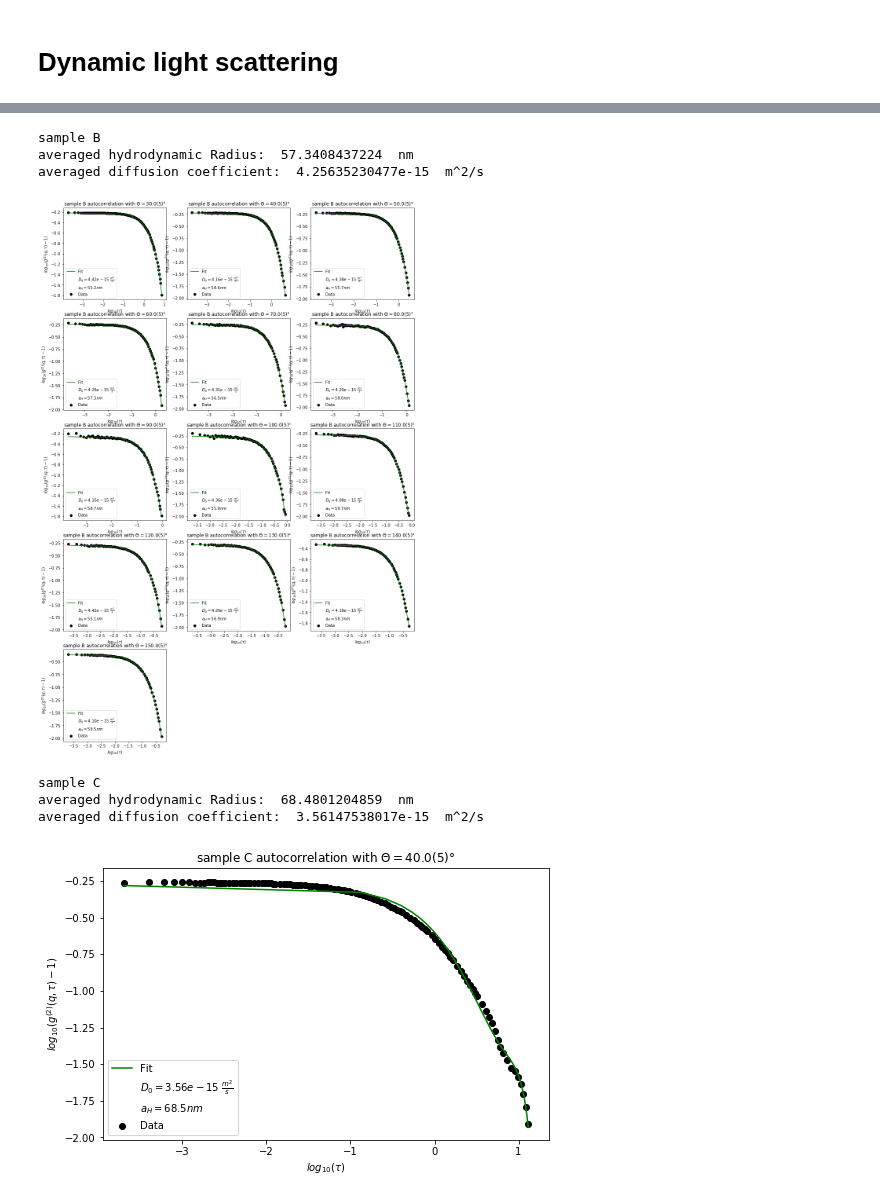
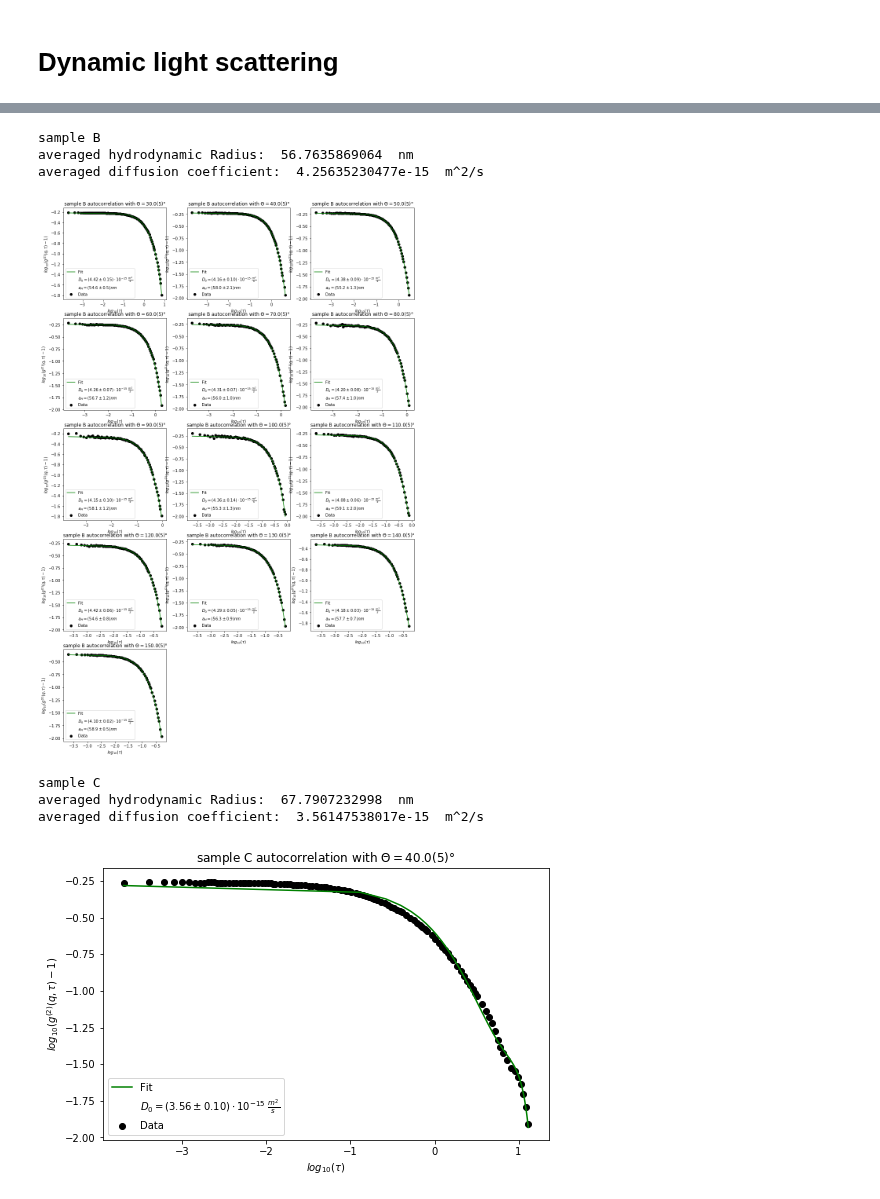
Before and after one commit to NlKLas/PyRePo, a Jupyter notebook: V61.ipynb, the cells around one changed output, grey strips where cells are left out. Saved outputs shown, nothing was run; the diff lists cells and outputs as text; code cells hidden in the pictures.

```diff
--- a/V61.ipynb
+++ b/V61.ipynb
@@ -223,6 +223,9 @@ Value Error ist hier nicht schlimm und sorgt nur dafür, dass die leere Zeile ni
 
 def mom_tra(Θ) :
     return 4*np.pi*n_refr/λ_green*np.sin(np.pi/180*Θ/2)
+
+def mom_tra_err(Θ,Θ_err):
+    return 2*np.pi**2/180*n_refr/λ_green*np.cos(np.pi/180*Θ/2)*Θ_err
 
 def P(q,a):
     return 9/(q*a)**6*(np.sin(q*a)-q*a*np.cos(q*a))**2
@@ -275,8 +278,10 @@ for i in range(len(angles_B)):
 
 #evaluation of momentum transfer q
 q_A = [mom_tra(Θ) for Θ in angles_A]
-q_A_err = []
+q_A_err = [mom_tra_err(Θ,angle_err) for Θ in angles_A]
 q_B = [mom_tra(Θ) for Θ in angles_B]
-q_B_err = []
+q_B_err = [mom_tra_err(Θ,angle_err) for Θ in angles_B]
 q_C = mom_tra(angle_C)
+q_C_err = mom_tra_err(angle_C,angle_err)
 q_D = mom_tra(angle_D)
+q_D_err = mom_tra_err(angle_D,angle_err)
@@ -358,0 +383,22 @@ averaged diffusion coefficient:  5.22354717256e-15  m^2/s
+# %%
+fig,ax = plt.subplots(figsize=(10,8))
+popt, pcov = curve_fit(ln_g_2,(data_A_cor[0][0]),np.log(np.abs(data_A_cor[0][1])),p0=[data_A_cor[0][1][0],-1,1,-1])
+d0 = -popt[1]/(q_A[0]**2)
+D0_A.append(d0)
+ah = k_b*T/(6*np.pi*η*d0)
+ah_err = np.sqrt((k_b*T_err/(6*np.pi*η*d0))**2+(d0_err*k_b*T/(6*np.pi*η*(d0**2)))**2)
+d0_err = np.sqrt((np.sqrt(np.diag(pcov))[1]/(q_A[0]**2))**2+(q_A_err[0]*2*popt[1]/(q_A[0]**3))**2)
+ah_A.append(ah)
+
+#Plot der Fits
+t = np.linspace((min(data_A_cor[0][0])),(max(data_A_cor[0][0])),100)
+ax.scatter(np.log10(data_A_cor[0][0]),np.log10((data_A_cor[0][1])),c="black",label="Data")
+ax.plot(np.log10(t),np.log10(g_2(t,*popt)),c="green",label="Fit")
+ax.plot(np.log10(t),np.log10(g_2(t,*popt)),lw=0,label=r"$D_0=(%0.2f \pm %0.2f)\cdot 10^{-15} \ \frac{m^2}{s} $"%(d0*10**15,d0_err*10**15))
+ax.plot(np.log10(t),np.log10(g_2(t,*popt)),lw=0,label="$a_H=(%0.1f \pm %0.1f) nm$"%(ah*10**9,ah_err*10**9))
+ax.set_xlabel(r'$log_{10}(\tau)$')
+ax.set_ylabel(r'$log_{10}({g^{(2)}(q,\tau)-1})$')
+ax.set_title('sample A autocorrelation with $\Theta = %.1f(5)°$'%(np.floor(angles_A[0])))
+ax.legend(loc="best")
+
+fig.savefig("dls_sample_A_single.pdf")
@@ -382,14 +430,16 @@ for i in range(len(angles_B)):
     d0 = -popt[1]/(q_B[i]**2)
     D0_B.append(d0)
     ah = k_b*T/(6*np.pi*η*d0)
+    ah_err = np.sqrt((k_b*T_err/(6*np.pi*η*d0))**2+(d0_err*k_b*T/(6*np.pi*η*(d0**2)))**2)
+    d0_err = np.sqrt((np.sqrt(np.diag(pcov))[1]/(q_B[i]**2))**2+(q_B_err[i]*2*popt[1]/(q_B[i]**3))**2)
     ah_B.append(ah)
 
     #Plot der Fits
     t = np.linspace((min(data_B_cor[i][0])),(max(data_B_cor[i][0])),100)
     ax[i//di][i%di].scatter(np.log10(data_B_cor[i][0]),np.log10((data_B_cor[i][1])),c="black",label="Data")
     ax[i//di][i%di].plot(np.log10(t),np.log10(g_2(t,*popt)),c="green",label="Fit")
-    ax[i//di][i%di].plot(np.log10(t),np.log10(g_2(t,*popt)),lw=0,label=r"$D_0=%0.2e \ \frac{m^2}{s} $"%d0)
-    ax[i//di][i%di].plot(np.log10(t),np.log10(g_2(t,*popt)),lw=0,label="$a_H=%0.1f nm$"%(ah*10**9))
+    ax[i//di][i%di].plot(np.log10(t),np.log10(g_2(t,*popt)),lw=0,label=r"$D_0=(%0.2f \pm %0.2f)\cdot 10^{-15} \ \frac{m^2}{s} $"%(d0*10**15,d0_err*10**15))
+    ax[i//di][i%di].plot(np.log10(t),np.log10(g_2(t,*popt)),lw=0,label="$a_H=(%0.1f \pm %0.1f) nm$"%(ah*10**9,ah_err*10**9))
     ax[i//di][i%di].set_xlabel(r'$log_{10}(\tau)$')
     ax[i//di][i%di].set_ylabel(r'$log_{10}({g^{(2)}(q,\tau)-1})$')
     ax[i//di][i%di].set_title('sample B autocorrelation with $\Theta = %.1f(5)°$'%(np.floor(angles_B[i])))
@@ -403,11 +453,12 @@ D0_B_mean = sum(D0_B)/len(angles_B)
 print("sample B")
 print("averaged hydrodynamic Radius: ",(ah_B_mean*10**9)," nm")
 print("averaged diffusion coefficient: ",D0_B_mean," m^2/s")
+#fig.savefig("dls_sample_B.pdf")
 # %% [output]
 sample B
-averaged hydrodynamic Radius:  57.3408437224  nm
+averaged hydrodynamic Radius:  56.7635869064  nm
 averaged diffusion coefficient:  4.25635230477e-15  m^2/s
-[figure, old version]
+[figure, new version]
 # %%
 ########## sample C ##########
 D0_C_mean = 0
@@ -420,37 +471,40 @@ i=0
 for x in data_C_cor[0][1]:
     if(x<0.01):
         break
     i+=1
 data_C_cor[0][1] = data_C_cor[0][1][:i]
 data_C_cor[0][0] = data_C_cor[0][0][:i]
 
 #fitting the curve
 popt, pcov = curve_fit(ln_g_2,(data_C_cor[0][0]),np.log(np.abs(data_C_cor[0][1])),p0=[data_C_cor[0][1][0],-1,1,-1])
 d0 = -popt[1]/(q_C**2)
 D0_C_mean = d0
 ah = k_b*T/(6*np.pi*η*d0)
+ah_err = np.sqrt((k_b*T_err/(6*np.pi*η*d0))**2+(d0_err*k_b*T/(6*np.pi*η*(d0**2)))**2)
+d0_err = np.sqrt((np.sqrt(np.diag(pcov))[1]/(q_C**2))**2+(q_C_err*2*popt[1]/(q_C**3))**2)
 ah_C_mean = ah
 
 #Plot der Fits
 t = np.linspace((min(data_C_cor[0][0])),(max(data_C_cor[0][0])),100)
 ax.scatter(np.log10(data_C_cor[0][0]),np.log10((data_C_cor[0][1])),c="black",label="Data")
 ax.plot(np.log10(t),np.log10(g_2(t,*popt)),c="green",label="Fit")
-ax.plot(np.log10(t),np.log10(g_2(t,*popt)),lw=0,label=r"$D_0=%0.2e \ \frac{m^2}{s} $"%d0)
-ax.plot(np.log10(t),np.log10(g_2(t,*popt)),lw=0,label="$a_H=%0.1f nm$"%(ah*10**9))
+ax.plot(np.log10(t),np.log10(g_2(t,*popt)),lw=0,label=r"$D_0=(%0.2f \pm %0.2f)\cdot 10^{-15} \ \frac{m^2}{s} $"%(d0*10**15,d0_err*10**15))
+#ax.plot(np.log10(t),np.log10(g_2(t,*popt)),lw=0,label="$a_H=(%0.1f \pm %0.1f) nm$"%(ah*10**9,ah_err*10**9))
 ax.set_xlabel(r'$log_{10}(\tau)$')
 ax.set_ylabel(r'$log_{10}({g^{(2)}(q,\tau)-1})$')
 ax.set_title('sample C autocorrelation with $\Theta = %.1f(5)°$'%(np.floor(angle_C)))
 ax.legend(loc="best")
 
 
 print("sample C")
 print("averaged hydrodynamic Radius: ",(ah_C_mean*10**9)," nm")
 print("averaged diffusion coefficient: ",D0_C_mean," m^2/s")
+fig.savefig("dls_sample_C.pdf")
 # %% [output]
 sample C
-averaged hydrodynamic Radius:  68.4801204859  nm
+averaged hydrodynamic Radius:  67.7907232998  nm
 averaged diffusion coefficient:  3.56147538017e-15  m^2/s
-[figure, old version]
+[figure, new version]
 # %%
 ########## sample D ##########
 D0_D_mean = 0
```
Also changed, not shown: parts of 8 cells of this notebook.
